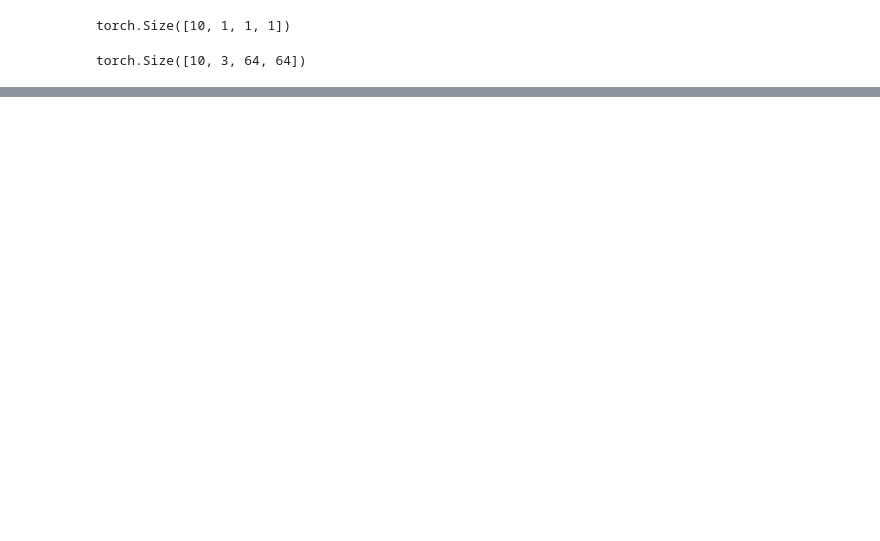
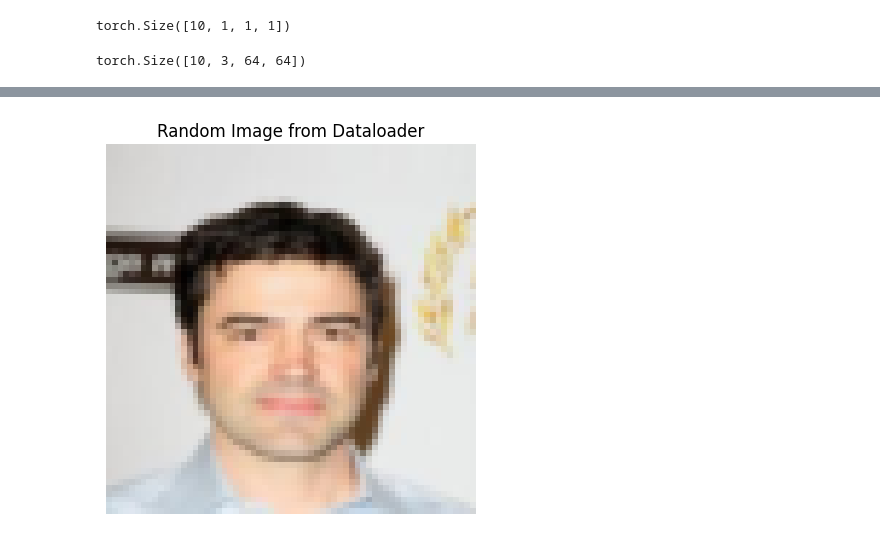
Before and after one commit to arnavbhatt/GANS, a Jupyter notebook: vanilla_gan.ipynb, the cells around one changed output, grey strips where cells are left out. Saved outputs shown, nothing was run; the diff lists cells and outputs as text; code cells hidden in the pictures; blank space fills up the shorter version.

```diff
--- a/vanilla_gan.ipynb
+++ b/vanilla_gan.ipynb
@@ -205,3 +226,24 @@ plt.show()
+# %%
+import random
+def display_random_image_from_dataloader(dataloader):
+    # Get a batch of images
+    real_images, _ = next(iter(dataloader))
+    # Select a random image from the batch
+    idx = random.randint(0, real_images.size(0) - 1)
+    image = real_images[idx]
+    # Denormalize the image (assuming it was normalized to [-1, 1])
+    image = (image + 1) / 2  # Rescale to [0, 1]
+    # Convert to HWC format for display
+    image = image.permute(1, 2, 0).cpu().numpy()
+    # Display the image
+    plt.imshow(image)
+    plt.axis("off")
+    plt.title("Random Image from Dataloader")
+    plt.show()
+
+display_random_image_from_dataloader(dataloader)
+# %% [output]
+[figure, added]
 # %%
 # Function to generate and visualize images
 def generate_images(generator, latent_dim, num_images, device, save_path=None):
```
Also changed, not shown: parts of 7 cells of this notebook.
